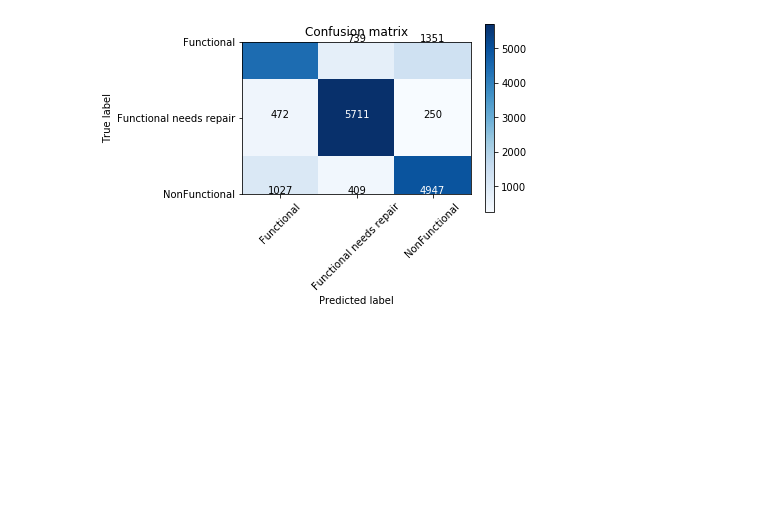
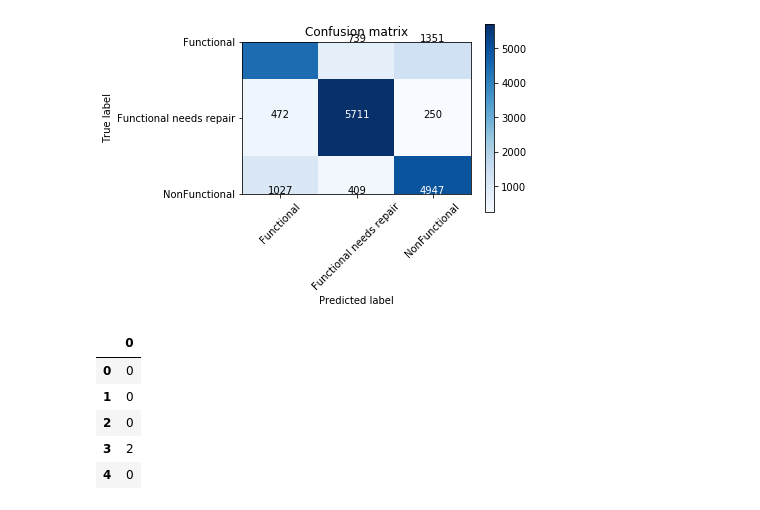
Before and after one commit to emilia329/PumpIt, a Jupyter notebook: Modeling.ipynb, the cells around one changed output. Drawn from its saved outputs; the diff is of its cells as text; code cells hidden in the pictures; blank space fills up the shorter version.

```diff
--- a/Modeling.ipynb
+++ b/Modeling.ipynb
@@ -306 +305,10 @@ predknn= pd.DataFrame(knnpred)
+# %%
+predsknn.head()
+# %% [output]
+|  | 0 |
+| 0 | 0 |
+| 1 | 0 |
+| 2 | 0 |
+| 3 | 2 |
+| 4 | 0 |
 # %%
```
Also changed, not shown: parts of 9 cells of this notebook.
